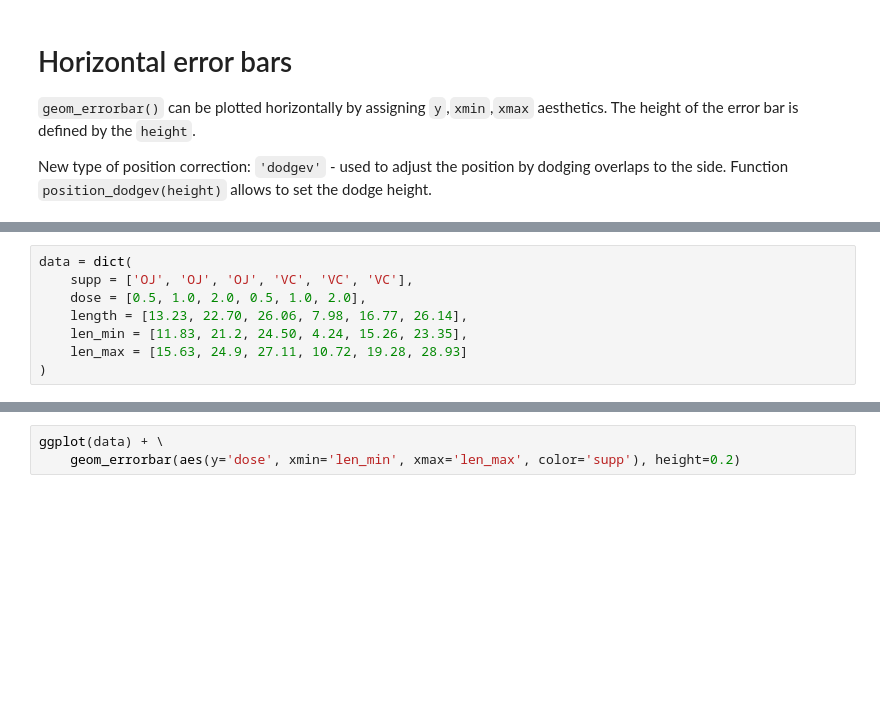
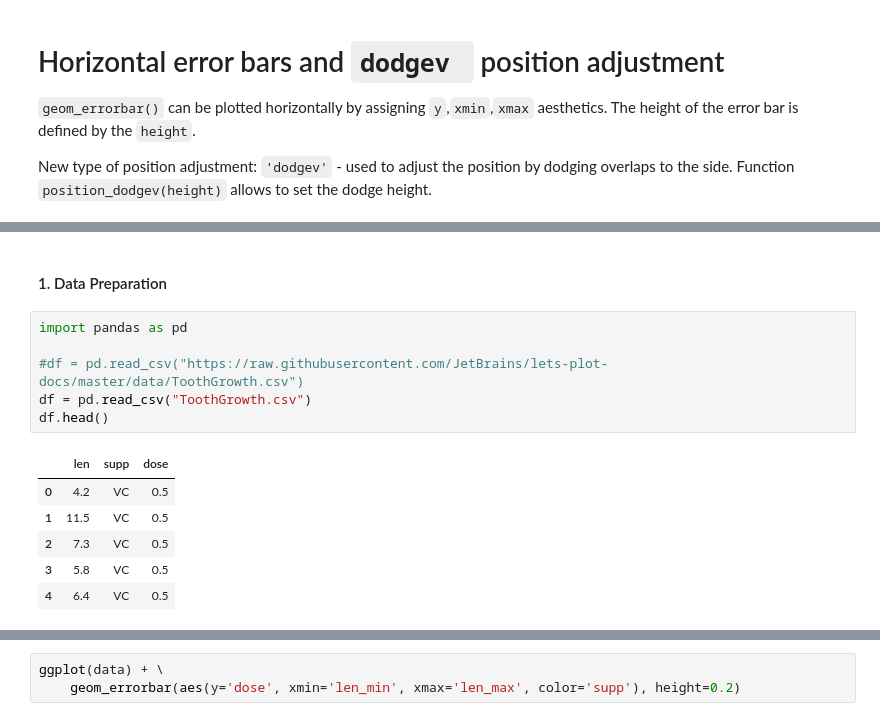
Before and after one commit to OLarionova-HORIS/lets-plot-experiments, a Jupyter notebook: demo/geom_errorbarh/horizontal_error_bars.ipynb, the cells around one changed output, grey strips where cells are left out. Cells and saved outputs as stored; diff of their text form; blank space fills up the shorter version.

```diff
--- a/demo/geom_errorbarh/horizontal_error_bars.ipynb
+++ b/demo/geom_errorbarh/horizontal_error_bars.ipynb
@@ -1,19 +1,26 @@
 # %% [markdown]
-# Horizontal error bars
+# Horizontal error bars and `dodgev ` position adjustment
 
 `geom_errorbar()` can be plotted horizontally by assigning `y`,`xmin`,`xmax` aesthetics. The height of the error bar is defined by the `height`.
 
-New type of position correction: `'dodgev'` - used to adjust the position by dodging overlaps to the side. Function `position_dodgev(height)` allows to set the dodge height.
+New type of position adjustment: `'dodgev'` - used to adjust the position by dodging overlaps to the side. Function `position_dodgev(height)` allows to set the dodge height.
 # %%
 from lets_plot import *
 LetsPlot.setup_html()
 # %% [output]
 [interactive output not drawn]
-# %%
-data = dict(
-    supp = ['OJ', 'OJ', 'OJ', 'VC', 'VC', 'VC'],
-    dose = [0.5, 1.0, 2.0, 0.5, 1.0, 2.0],
-    length = [13.23, 22.70, 26.06, 7.98, 16.77, 26.14],
-    len_min = [11.83, 21.2, 24.50, 4.24, 15.26, 23.35],
-    len_max = [15.63, 24.9, 27.11, 10.72, 19.28, 28.93]
-)
+# %% [markdown]
+#### 1. Data Preparation
+# %%
+import pandas as pd
+
+#df = pd.read_csv("https://raw.githubusercontent.com/JetBrains/lets-plot-docs/master/data/ToothGrowth.csv")
+df = pd.read_csv("ToothGrowth.csv")
+df.head()
+# %% [output]
+|  | len | supp | dose |
+| 0 | 4.2 | VC | 0.5 |
+| 1 | 11.5 | VC | 0.5 |
+| 2 | 7.3 | VC | 0.5 |
+| 3 | 5.8 | VC | 0.5 |
+| 4 | 6.4 | VC | 0.5 |
```
Also changed, not shown: parts of 6 cells of this notebook, 1 other file.
